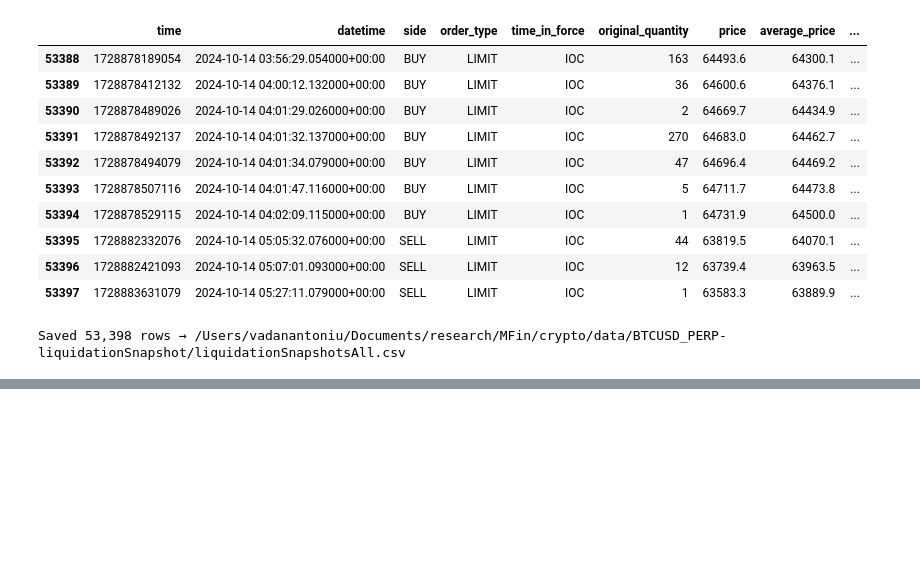
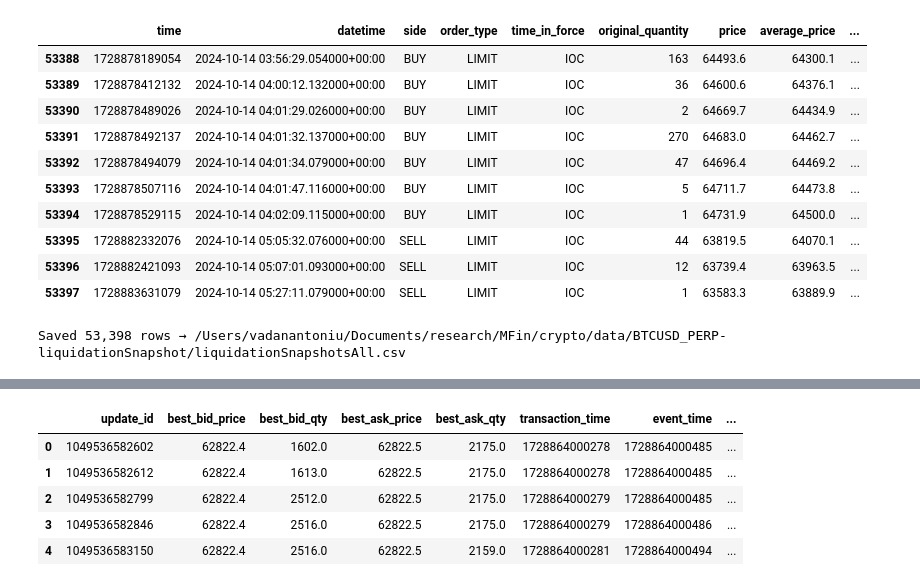
Before and after one commit to antoniuvadan/crypto-research, a Jupyter notebook: data.ipynb, the cells around one changed output, grey strips where cells are left out. Saved outputs shown, nothing was run; the diff lists cells and outputs as text; code cells hidden in the pictures; blank space fills up the shorter version.

```diff
--- a/data.ipynb
+++ b/data.ipynb
@@ -306,0 +232,9 @@ Saved 53,398 rows → /Users/vadanantoniu/Documents/research/MFin/crypto/data/BT
+# %%
+book_ticker.head()
+# %% [output]
+|  | update_id | best_bid_price | best_bid_qty | best_ask_price | best_ask_qty | transaction_time | event_time | ... |
+| 0 | 1049536582602 | 62822.4 | 1602.0 | 62822.5 | 2175.0 | 1728864000278 | 1728864000485 | ... |
+| 1 | 1049536582612 | 62822.4 | 1613.0 | 62822.5 | 2175.0 | 1728864000278 | 1728864000485 | ... |
+| 2 | 1049536582799 | 62822.4 | 2512.0 | 62822.5 | 2175.0 | 1728864000279 | 1728864000485 | ... |
+| 3 | 1049536582846 | 62822.4 | 2516.0 | 62822.5 | 2175.0 | 1728864000279 | 1728864000486 | ... |
+| 4 | 1049536583150 | 62822.4 | 2516.0 | 62822.5 | 2159.0 | 1728864000281 | 1728864000494 | ... |
```
Also changed, not shown: parts of 13 cells of this notebook, 2 other files.
